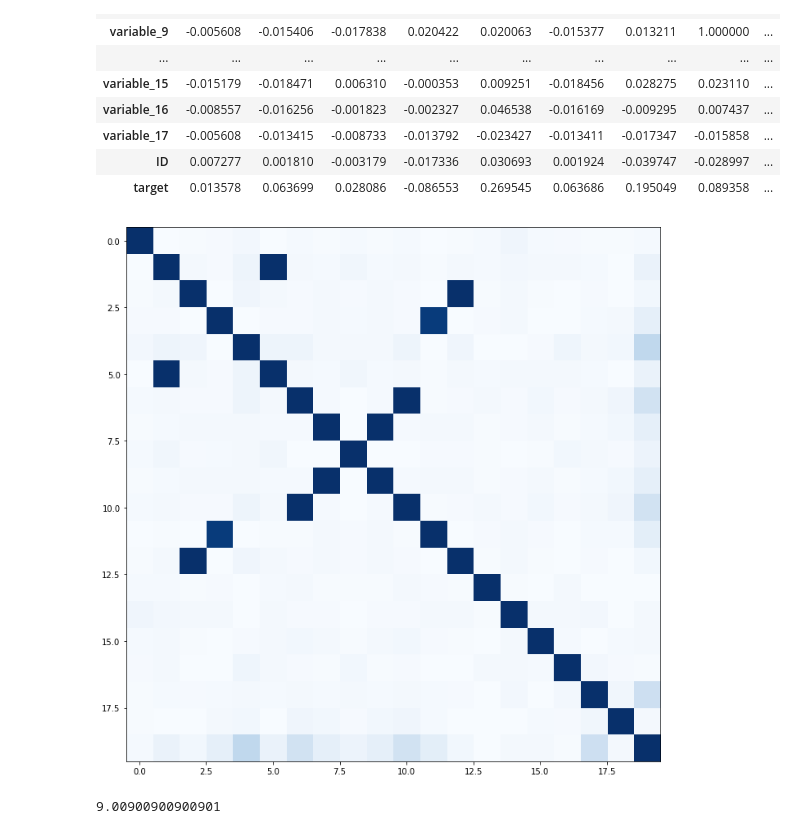
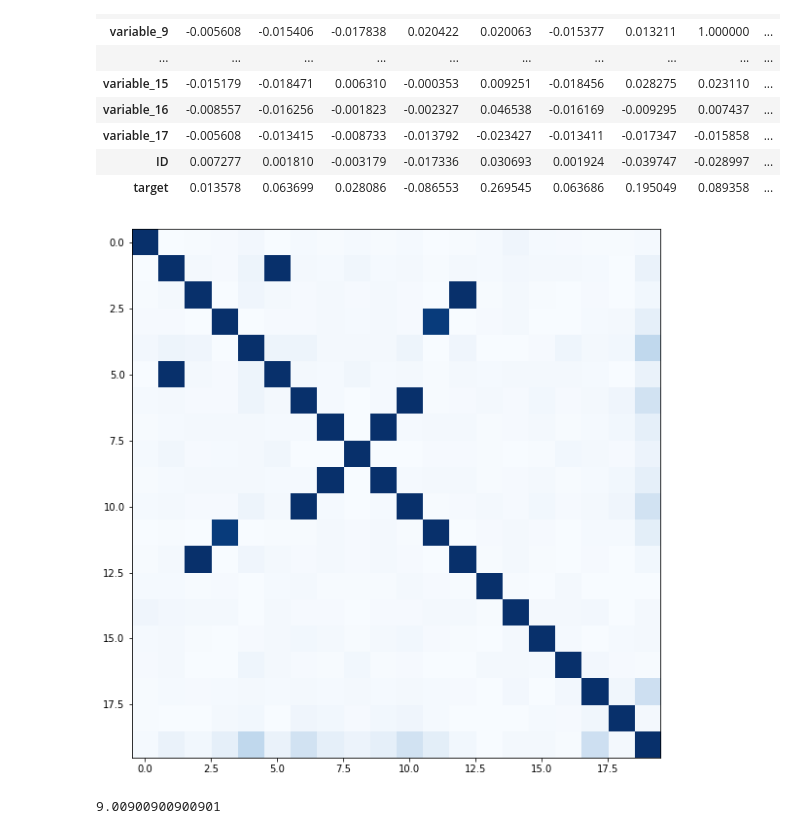
Before and after one commit to n0rso/intern_task, a Jupyter notebook: Intern_task/data_for_task_1/Task1.ipynb, the cells around one changed output. Saved outputs shown, nothing was run; the diff lists cells and outputs as text; code cells hidden in the pictures.

```diff
--- a/Intern_task/data_for_task_1/Task1.ipynb
+++ b/Intern_task/data_for_task_1/Task1.ipynb
@@ -99,12 +102,12 @@ data_train.corr()
 | ID | 0.007277 | 0.001810 | -0.003179 | -0.017336 | 0.030693 | 0.001924 | -0.039747 | -0.028997 | ... |
 | target | 0.013578 | 0.063699 | 0.028086 | -0.086553 | 0.269545 | 0.063686 | 0.195049 | 0.089358 | ... |
 # %%
-fig = plt.figure(figsize = (12,12))
+fig = plt.figure(figsize = (10,10))
 ax = fig.add_subplot(1,1,1)
 ax.imshow(np.abs(data_train.corr()),cmap = "Blues")
 plt.show()
 # %% [output]
-[figure, old version]
+[figure, new version]
 # %%
 len(data_train)/len(data_test)
 # %% [output]
```
Also changed, not shown: parts of 17 cells of this notebook.
